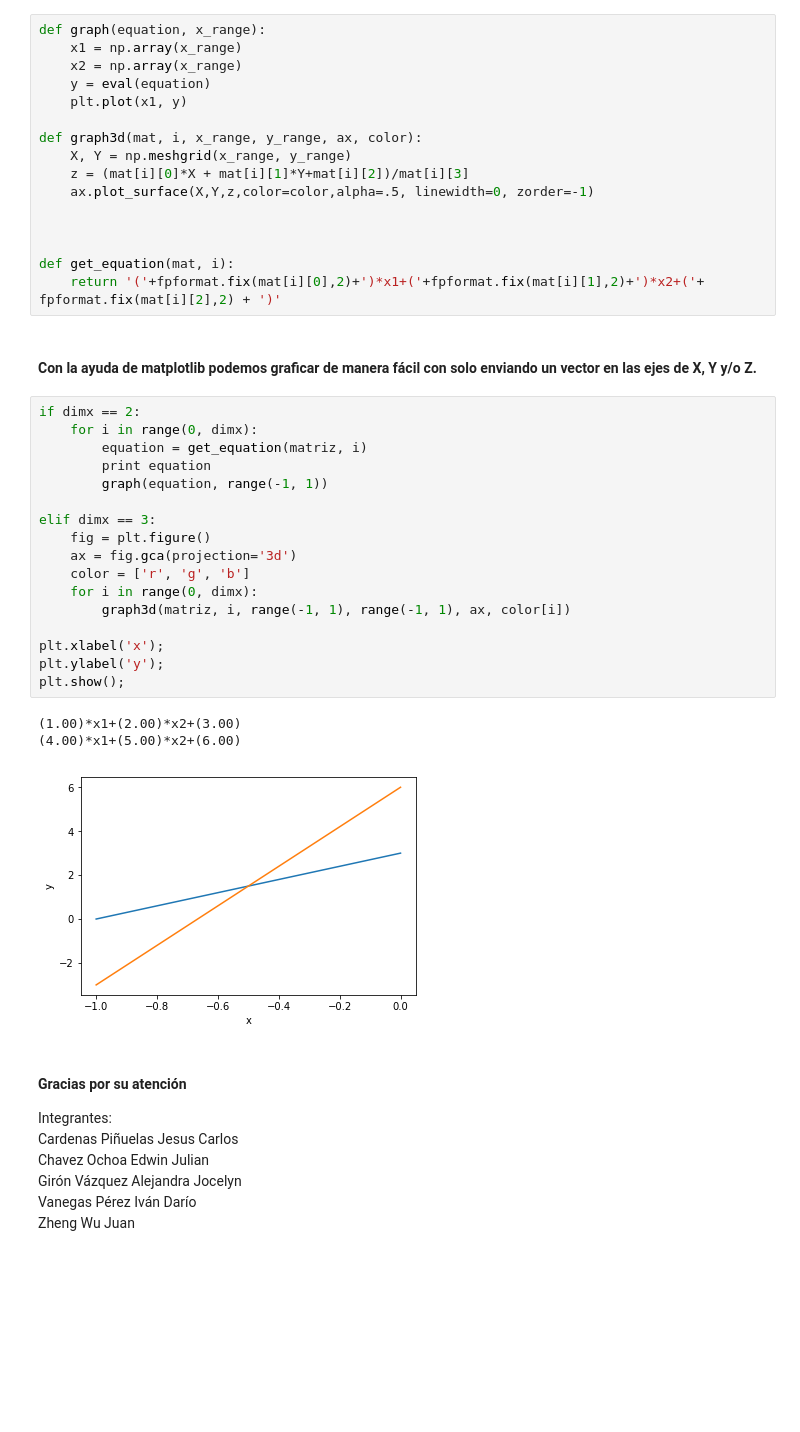
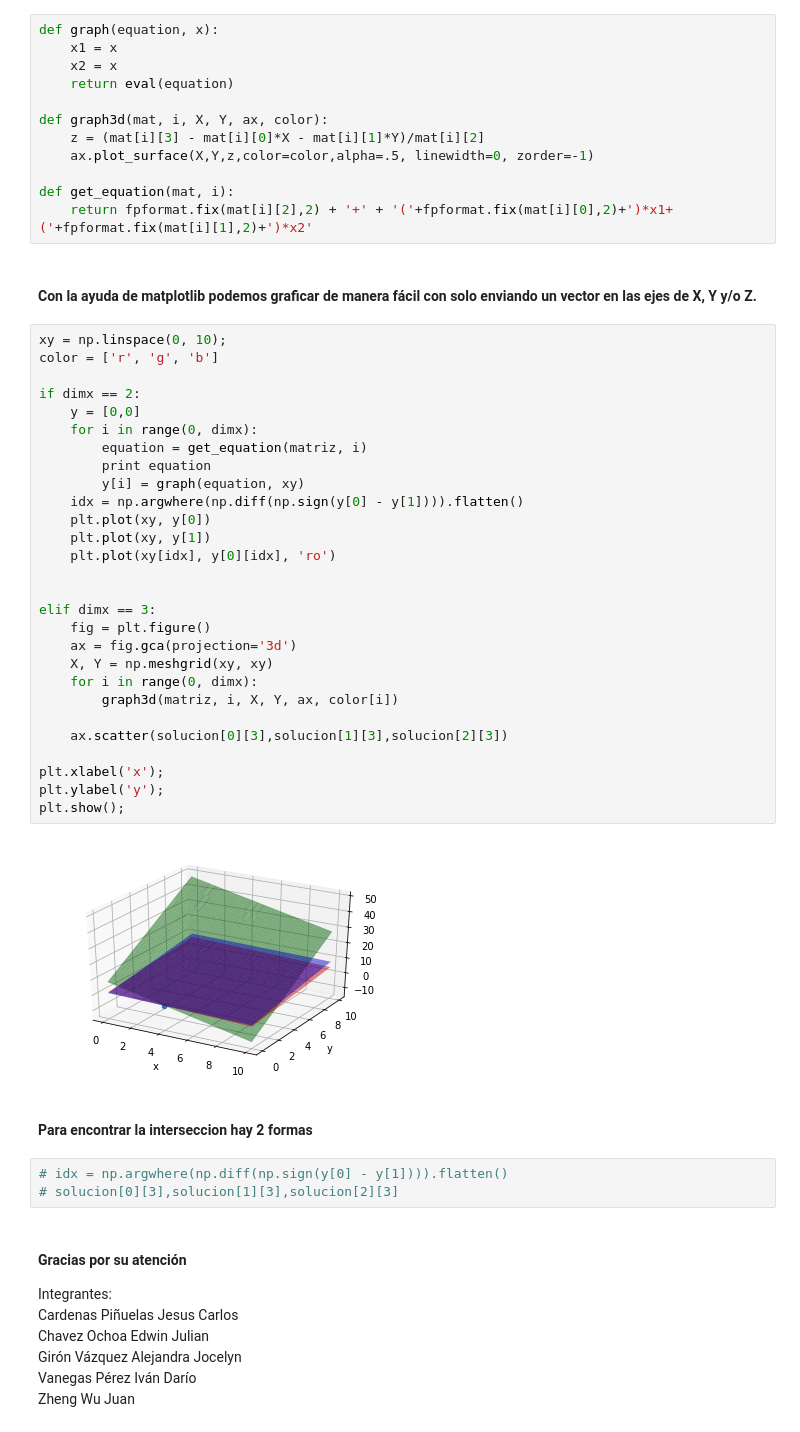
Before and after one commit to jzwguowen/MateAvanzada, a Jupyter notebook: Resolución de sistemas de ecuaciones lineales con el método de Gauss-Jordan.ipynb, the cells around one changed output. Drawn from its saved outputs; the diff is of its cells as text; blank space fills up the shorter version.

Commit message:
Intersection for 2d and 3d plot

```diff
--- a/Resolución de sistemas de ecuaciones lineales con el método de Gauss-Jordan.ipynb
+++ b/Resolución de sistemas de ecuaciones lineales con el método de Gauss-Jordan.ipynb
@@ -197,44 +196,54 @@ import numpy as np
 # %% [markdown]
 #### Funciones y método auxiliares para solucionar una gráficar un plano cartesiano o en un plano tridimensional.
 # %%
-def graph(equation, x_range):
-    x1 = np.array(x_range)
-    x2 = np.array(x_range)
-    y = eval(equation)
-    plt.plot(x1, y)
+def graph(equation, x):
+    x1 = x
+    x2 = x
+    return eval(equation)
 
-def graph3d(mat, i, x_range, y_range, ax, color):
-    X, Y = np.meshgrid(x_range, y_range)
-    z = (mat[i][0]*X + mat[i][1]*Y+mat[i][2])/mat[i][3]
+def graph3d(mat, i, X, Y, ax, color):
+    z = (mat[i][3] - mat[i][0]*X - mat[i][1]*Y)/mat[i][2]
     ax.plot_surface(X,Y,z,color=color,alpha=.5, linewidth=0, zorder=-1)
 
-
-
 def get_equation(mat, i):
-    return '('+fpformat.fix(mat[i][0],2)+')*x1+('+fpformat.fix(mat[i][1],2)+')*x2+('+ fpformat.fix(mat[i][2],2) + ')'
+    return fpformat.fix(mat[i][2],2) + '+' + '('+fpformat.fix(mat[i][0],2)+')*x1+('+fpformat.fix(mat[i][1],2)+')*x2'
 # %% [markdown]
 #### Con la ayuda de matplotlib podemos graficar de manera fácil con solo enviando un vector en las ejes de X, Y y/o Z.
 # %%
+xy = np.linspace(0, 10);
+color = ['r', 'g', 'b']
+
 if dimx == 2:
+    y = [0,0]
     for i in range(0, dimx):
         equation = get_equation(matriz, i)
         print equation
-        graph(equation, range(-1, 1))
+        y[i] = graph(equation, xy)
+    idx = np.argwhere(np.diff(np.sign(y[0] - y[1]))).flatten()
+    plt.plot(xy, y[0])
+    plt.plot(xy, y[1])
+    plt.plot(xy[idx], y[0][idx], 'ro')
+
 
 elif dimx == 3:
     fig = plt.figure()
     ax = fig.gca(projection='3d')
-    color = ['r', 'g', 'b']
+    X, Y = np.meshgrid(xy, xy)
     for i in range(0, dimx):
-        graph3d(matriz, i, range(-1, 1), range(-1, 1), ax, color[i])
+        graph3d(matriz, i, X, Y, ax, color[i])
+
+    ax.scatter(solucion[0][3],solucion[1][3],solucion[2][3])
 
 plt.xlabel('x');
 plt.ylabel('y');
 plt.show();
 # %% [output]
-(1.00)*x1+(2.00)*x2+(3.00)
-(4.00)*x1+(5.00)*x2+(6.00)
-[figure, old version]
+[figure, new version]
+# %% [markdown]
+#### Para encontrar la interseccion hay 2 formas
+# %%
+# idx = np.argwhere(np.diff(np.sign(y[0] - y[1]))).flatten()
+# solucion[0][3],solucion[1][3],solucion[2][3]
 # %% [markdown]
 #### Gracias por su atención
 
```
Also changed, not shown: parts of 3 cells of this notebook.
